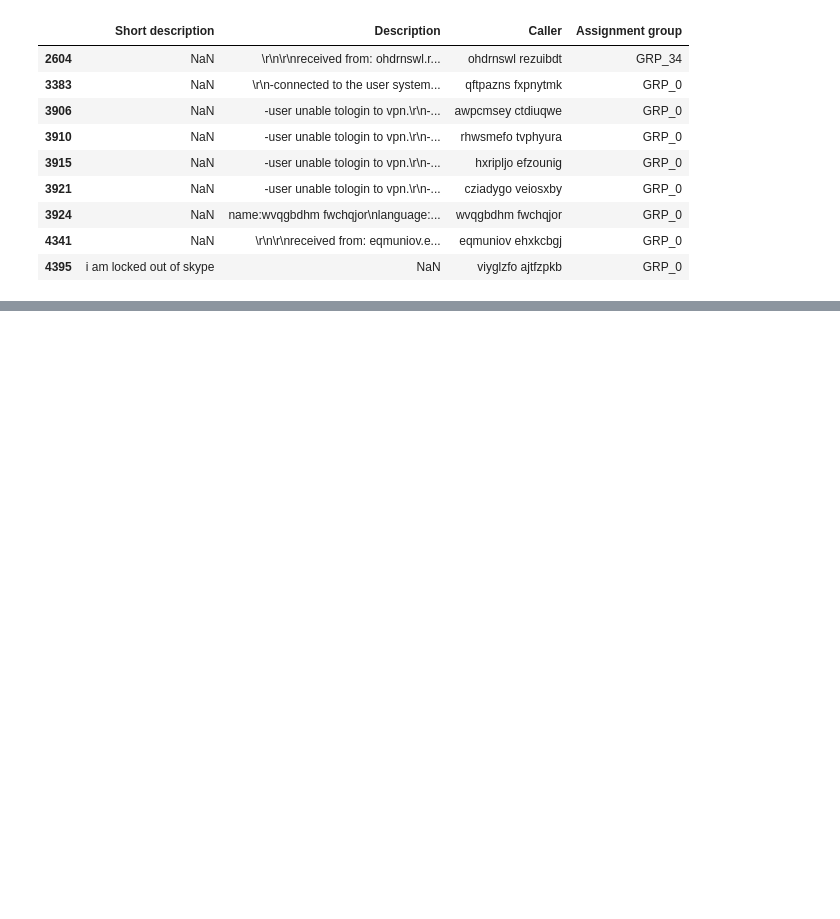
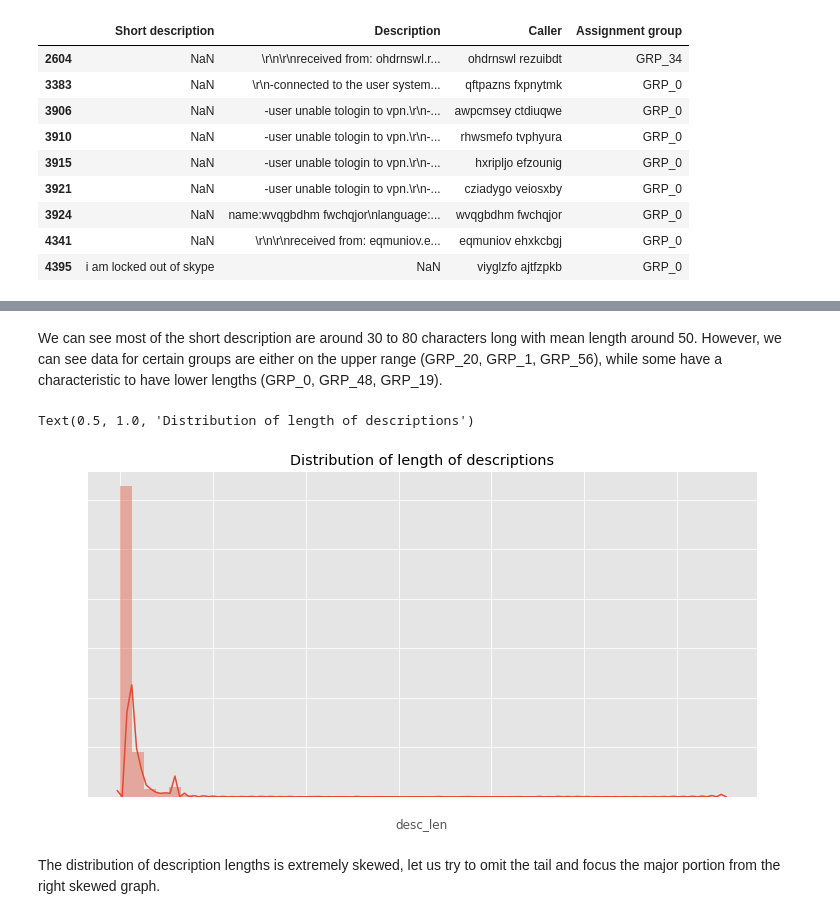
Before and after one commit to arvind2047/gl_capstone, a Jupyter notebook: GL_AIML_Capstone_Sep2020.ipynb, the cells around one changed output, grey strips where cells are left out. Cells and saved outputs as stored; diff of their text form; code cells hidden in the pictures; blank space fills up the shorter version.

```diff
--- a/GL_AIML_Capstone_Sep2020.ipynb
+++ b/GL_AIML_Capstone_Sep2020.ipynb
@@ -685,0 +191,10 @@ incidents_upd_en.head()
+# %% [markdown]
+We can see most of the short description are around 30 to 80 characters long with mean length around 50. However, we can see data for certain groups are either on the upper range (GRP_20, GRP_1, GRP_56), while some have a characteristic to have lower lengths (GRP_0, GRP_48, GRP_19).
+# %%
+plt.figure(figsize=(12,6))
+sns.distplot(incidents['desc_len']).set_title('Distribution of length of descriptions')
+# %% [output]
+Text(0.5, 1.0, 'Distribution of length of descriptions')
+[figure, added]
+# %% [markdown]
+The distribution of description lengths is extremely skewed, let us try to omit the tail and focus the major portion from the right skewed graph.
```
Also changed, not shown: parts of 98 cells of this notebook.
